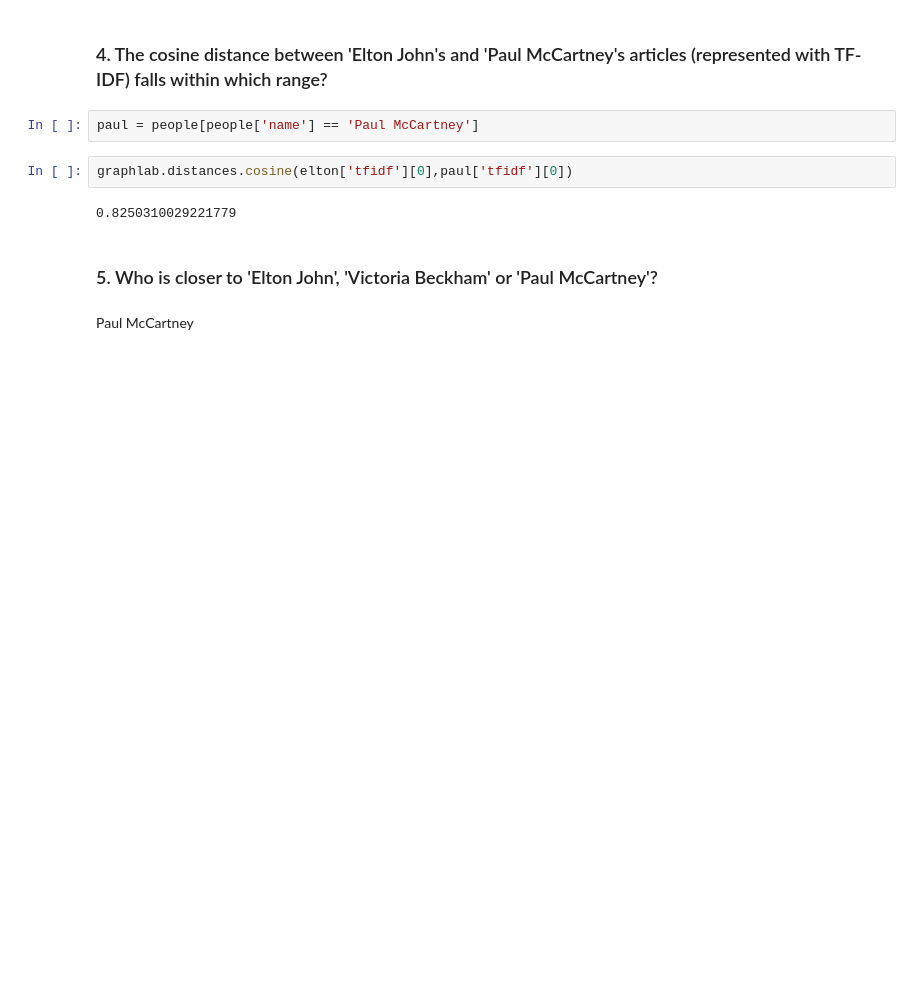
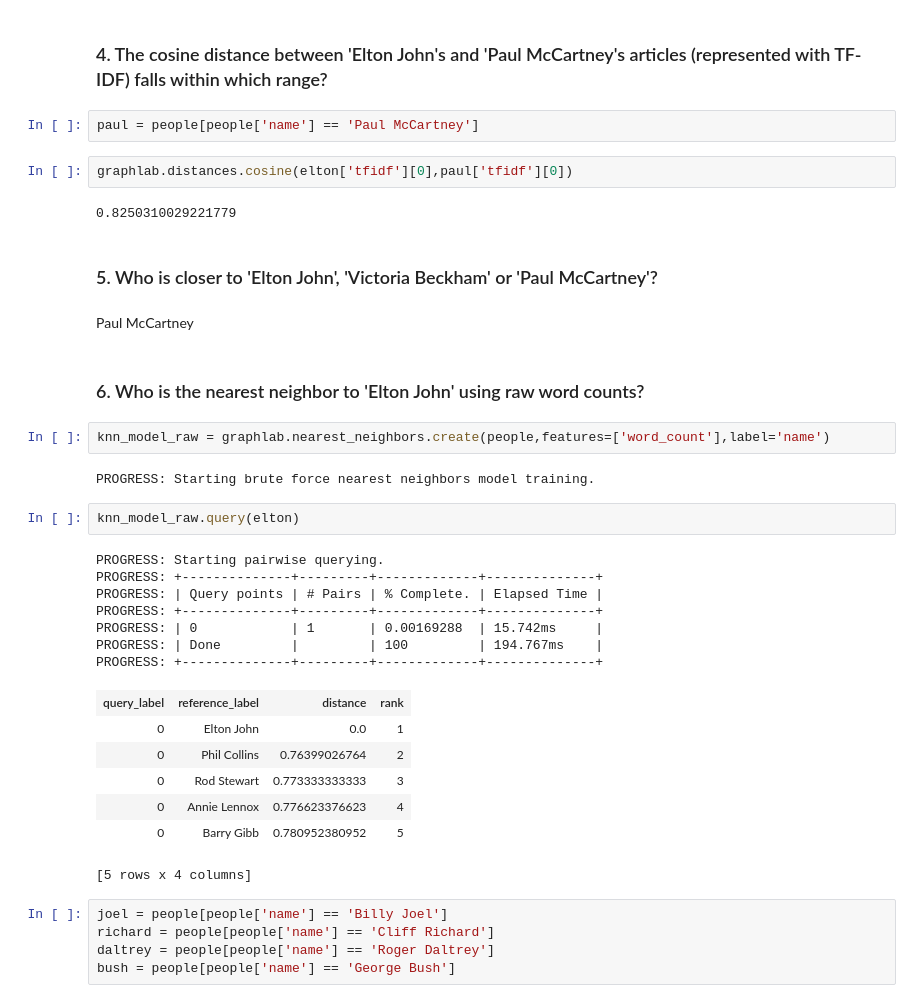
Before and after one commit to tjaskula/Coursera, a Jupyter notebook: Specializations/Machine Learning/Machine Learning Foundations A Case Study Approach/Week 4/Document retrieval-Assignment.ipynb, the cells around one changed output. Cells and saved outputs as stored; diff of their text form; blank space fills up the shorter version.

```diff
--- a/Specializations/Machine Learning/Machine Learning Foundations A Case Study Approach/Week 4/Document retrieval-Assignment.ipynb
+++ b/Specializations/Machine Learning/Machine Learning Foundations A Case Study Approach/Week 4/Document retrieval-Assignment.ipynb
@@ -378,3 +389,31 @@ graphlab.distances.cosine(elton['tfidf'][0],paul['tfidf'][0])
 ### 5. Who is closer to 'Elton John', 'Victoria Beckham' or 'Paul McCartney'?
 # %% [markdown]
 Paul McCartney
+# %% [markdown]
+### 6. Who is the nearest neighbor to 'Elton John' using raw word counts?
+# %%
+knn_model_raw = graphlab.nearest_neighbors.create(people,features=['word_count'],label='name')
+# %% [output]
+PROGRESS: Starting brute force nearest neighbors model training.
+# %%
+knn_model_raw.query(elton)
+# %% [output]
+PROGRESS: Starting pairwise querying.
+PROGRESS: +--------------+---------+-------------+--------------+
+PROGRESS: | Query points | # Pairs | % Complete. | Elapsed Time |
+PROGRESS: +--------------+---------+-------------+--------------+
+PROGRESS: | 0            | 1       | 0.00169288  | 15.742ms     |
+PROGRESS: | Done         |         | 100         | 194.767ms    |
+PROGRESS: +--------------+---------+-------------+--------------+
+| query_label | reference_label | distance | rank |
+| 0 | Elton John | 0.0 | 1 |
+| 0 | Phil Collins | 0.76399026764 | 2 |
+| 0 | Rod Stewart | 0.773333333333 | 3 |
+| 0 | Annie Lennox | 0.776623376623 | 4 |
+| 0 | Barry Gibb | 0.780952380952 | 5 |
+[5 rows x 4 columns]
+# %%
+joel = people[people['name'] == 'Billy Joel']
+richard = people[people['name'] == 'Cliff Richard']
+daltrey = people[people['name'] == 'Roger Daltrey']
+bush = people[people['name'] == 'George Bush']
```
Also changed, not shown: parts of 3 cells of this notebook.
